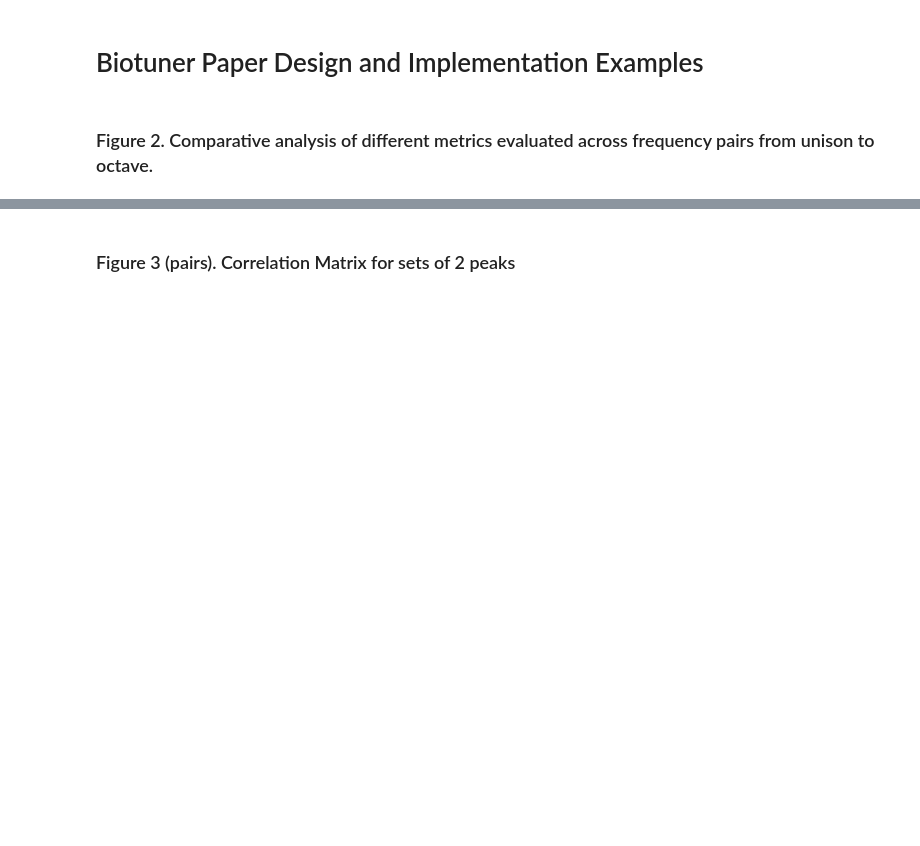
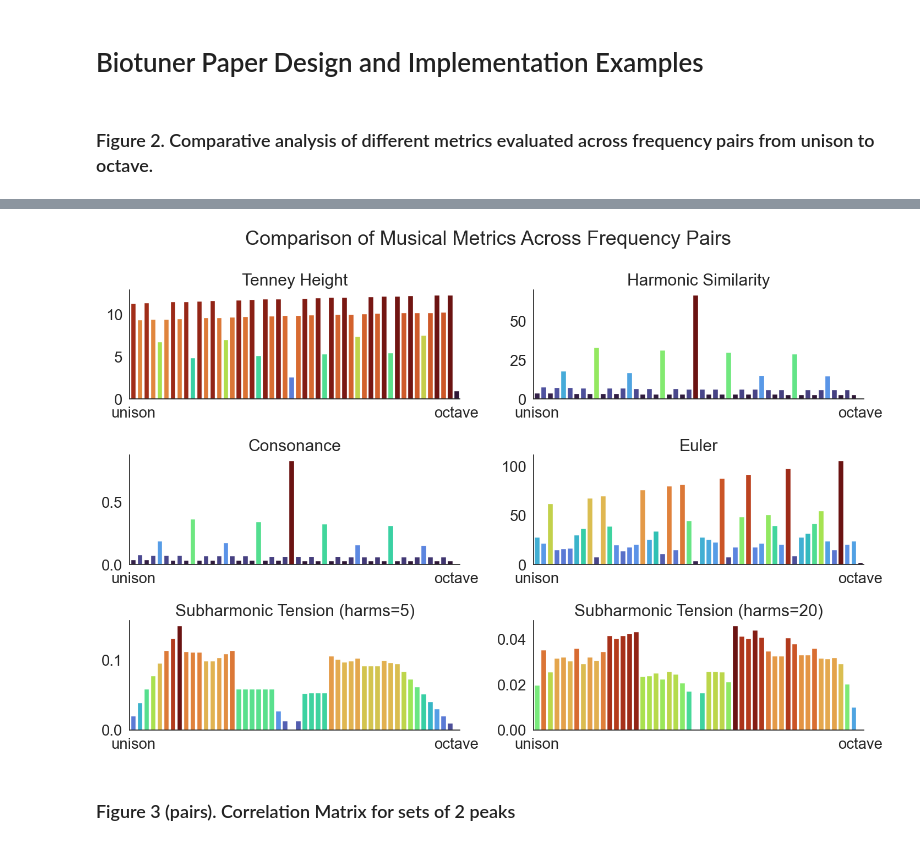
Before and after one commit to AntoineBellemare/biotuner, a Jupyter notebook: docs/examples/toolbox_paper_notebook/toolbox_paper_notebook.ipynb, the cells around one changed output, grey strips where cells are left out. Saved outputs shown, nothing was run; the diff lists cells and outputs as text; code cells hidden in the pictures; blank space fills up the shorter version.

```diff
--- a/docs/examples/toolbox_paper_notebook/toolbox_paper_notebook.ipynb
+++ b/docs/examples/toolbox_paper_notebook/toolbox_paper_notebook.ipynb
@@ -127,2 +66,71 @@ plt.show()
+# %%
+import matplotlib.pyplot as plt
+import seaborn as sns
+import pandas as pd
+import numpy as np
+
+# remove warnings
+import warnings
+warnings.filterwarnings("ignore")
+
+# Assuming 'data' is a DataFrame with the required columns
+data = df.copy()
+
+# Ensure 'freq_pairs' is a single-level index and of type string
+if isinstance(data.index, pd.MultiIndex):
+    data = data.reset_index()
+
+data['freq_pairs'] = data['freq_pairs'].astype(str)
+
+# Drop NaN values in 'freq_pairs' or other columns
+data = data.dropna(subset=['freq_pairs'])
+
+# Take the first 50 pairs for simplicity
+data = data.iloc[:50]
+
+# Set up the plots
+fig, axs = plt.subplots(3, 2, figsize=(15, 10))  # Adjust size as needed
+fig.suptitle('Comparison of Musical Metrics Across Frequency Pairs')
+
+# Create a colormap for consistent gradient
+cmap = sns.color_palette("turbo", as_cmap=True)
+
+# Normalize data for color scaling
+def get_colors(values):
+    norm = plt.Normalize(np.min(values), np.max(values))
+    return [cmap(norm(v)) for v in values]
+
+# Plotting each metric with gradient colors
+metrics = ['tenney', 'harmsim', 'cons', 'euler', 'subharm_tension', 'subharm_tension2']
+titles = [
+    'Tenney Height',
+    'Harmonic Similarity',
+    'Consonance',
+    'Euler',
+    'Subharmonic Tension (harms=5)',
+    'Subharmonic Tension (harms=20)'
+]
+
+for ax, metric, title in zip(axs.flat, metrics, titles):
+    colors = get_colors(data[metric])  # Generate colors based on metric values
+    sns.barplot(x='freq_pairs', y=metric, data=data, ax=ax, palette=colors)
+    ax.set_title(title)
+    ax.set_xlabel('')
+    ax.set_ylabel('')
+    ax.tick_params(axis='x', rotation=0)
+    ax.set_xticks([0, len(data) - 1])
+    ax.set_xticklabels(['unison', 'octave'])
+    sns.set_style("white")
+    sns.despine()
+
+sns.set(font_scale=1.8)
+sns.set_style("white")
+plt.tight_layout()
+
+# Save figure
+plt.savefig('metrics_comparison_fixed_gradient.png', dpi=300)
+plt.show()
+# %% [output]
+[figure, added]
 # %% [markdown]
 ### Figure 3 (pairs). Correlation Matrix for sets of 2 peaks
```
Also changed, not shown: parts of 10 cells of this notebook, 2 other files.
